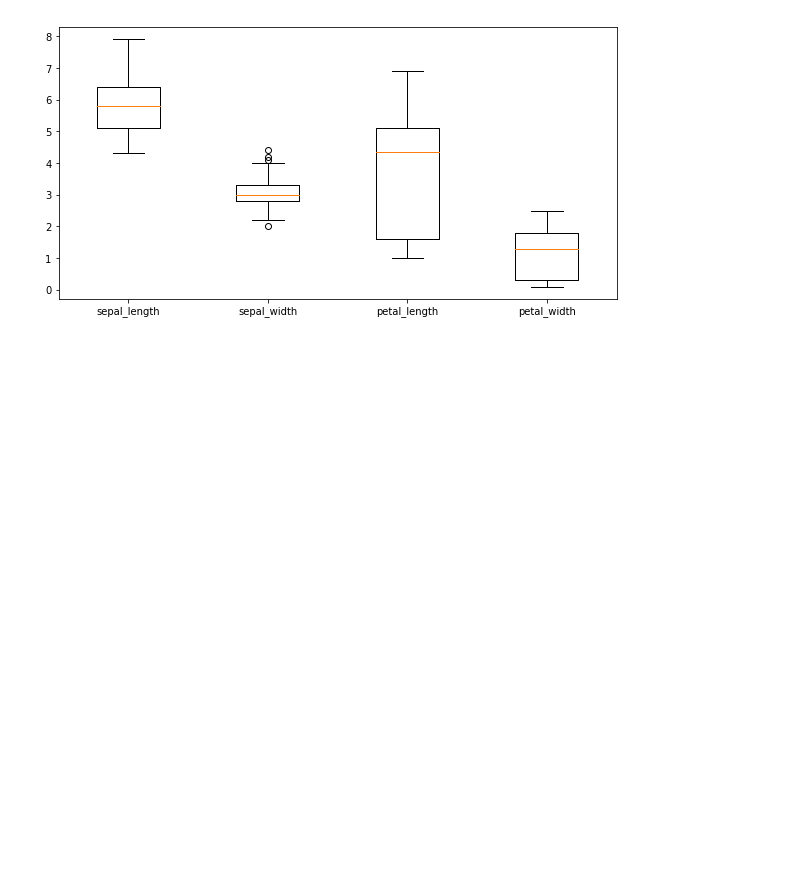
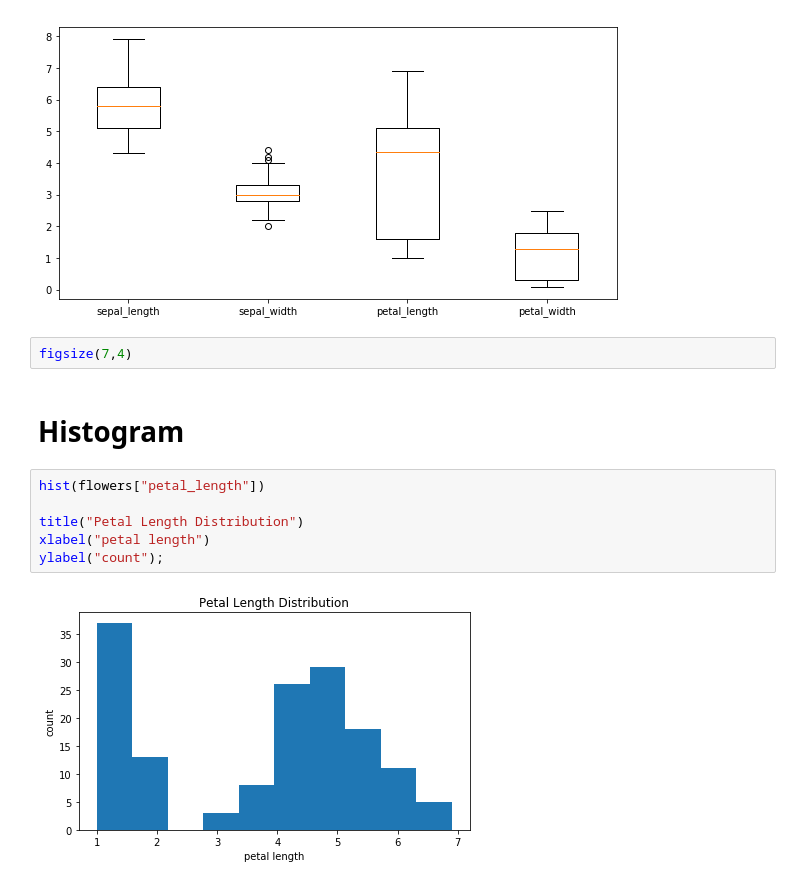
Before and after one commit to LUMC/python-course, a Jupyter notebook: visualization/DataVisualization1.ipynb, the cells around one changed output. Drawn from its saved outputs; the diff is of its cells as text; blank space fills up the shorter version.

```diff
--- a/visualization/DataVisualization1.ipynb
+++ b/visualization/DataVisualization1.ipynb
@@ -310,3 +304,15 @@ figsize(10, 5)
 boxplot([flowers[f] for f in features], labels=features);
 # %% [output]
 [figure]
+# %%
+figsize(7,4)
+# %% [markdown]
+# Histogram
+# %%
+hist(flowers["petal_length"])
+
+title("Petal Length Distribution")
+xlabel("petal length")
+ylabel("count");
+# %% [output]
+[figure, added]
```
Also changed, not shown: parts of 24 cells of this notebook.
